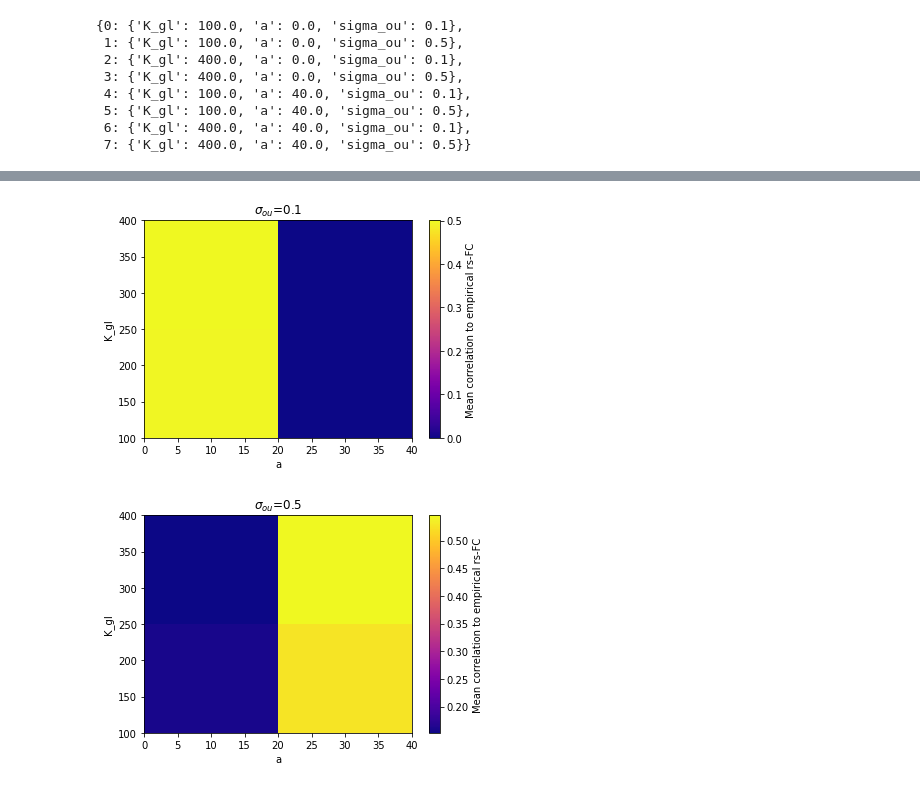
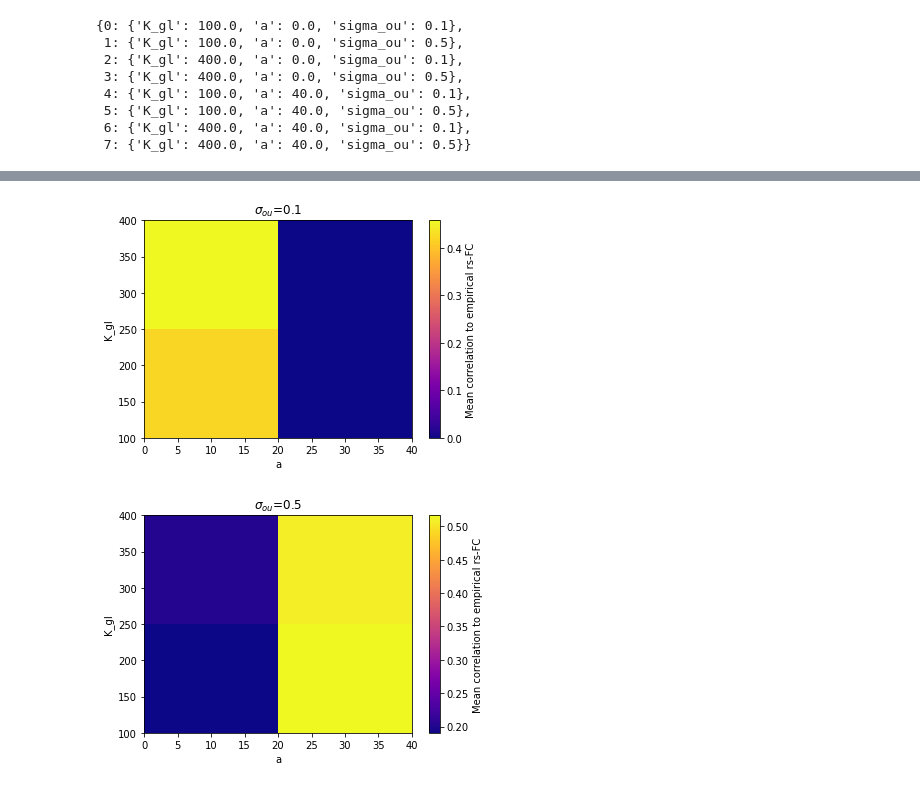
Before and after one commit to caglorithm/mopet, a Jupyter notebook: examples/neurolib_brain_network.ipynb, the cells around one changed output, grey strips where cells are left out. Saved outputs shown, nothing was run; the diff lists cells and outputs as text; code cells hidden in the pictures.

```diff
--- a/examples/neurolib_brain_network.ipynb
+++ b/examples/neurolib_brain_network.ipynb
@@ -133,3 +139,3 @@ INFO:root:Runs and storage took 37.79836082458496 s to complete.
 # %%
-ex.load_results()
+ex.load_results(as_dict=True)
 # %% [output]
@@ -174,4 +180,0 @@ ex.df
-# %%
-for i in ex.df.index:
-    ex.df.loc[i, 'bold_cc'] = np.mean(ex.results[i]['fc'])
-ex.df
@@ -188,17 +181,17 @@ ex.df
 # %%
 sigma_selectors = np.unique(ex.df.sigma_ou)
 for s in sigma_selectors:
     df = ex.df[(ex.df.sigma_ou == s)]
 
-    pivotdf = df.pivot_table(values='bold_cc', index = 'K_gl', columns='a')
+    pivotdf = df.pivot_table(values='fc', index = 'K_gl', columns='a')
     plt.imshow(pivotdf, \
            extent = [min(df.a), max(df.a),
                      min(df.K_gl), max(df.K_gl)], origin='lower', aspect='auto')
     plt.colorbar(label='Mean correlation to empirical rs-FC')
     plt.xlabel("a")
     plt.ylabel("K_gl")
     plt.title("$\sigma_{ou}$" + "={}".format(s))
     plt.show()
 # %% [output]
-[figure, old version]
+[figure, new version]
-[figure, old version]
+[figure, new version]
```
Also changed, not shown: parts of 14 cells of this notebook.
